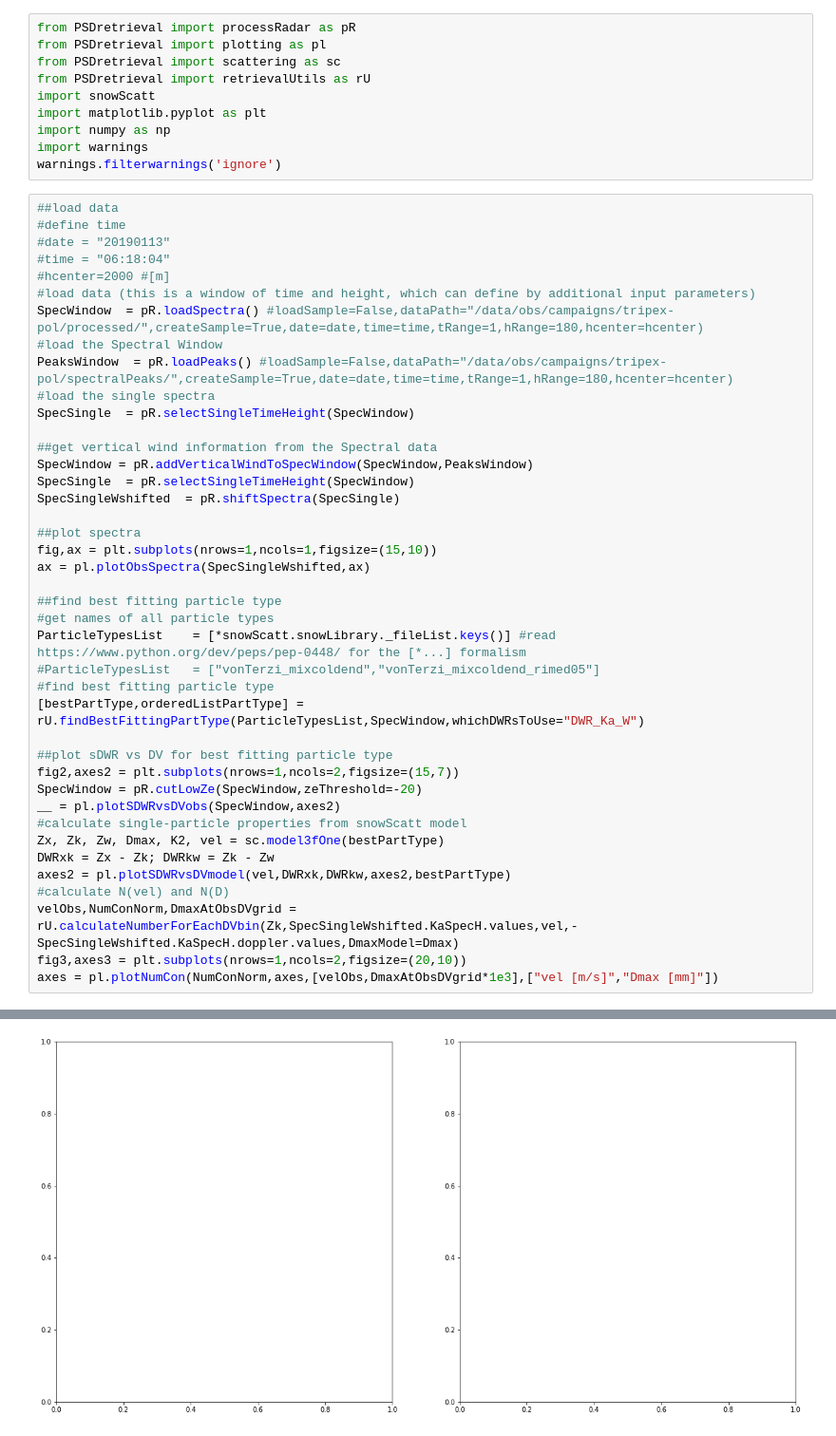
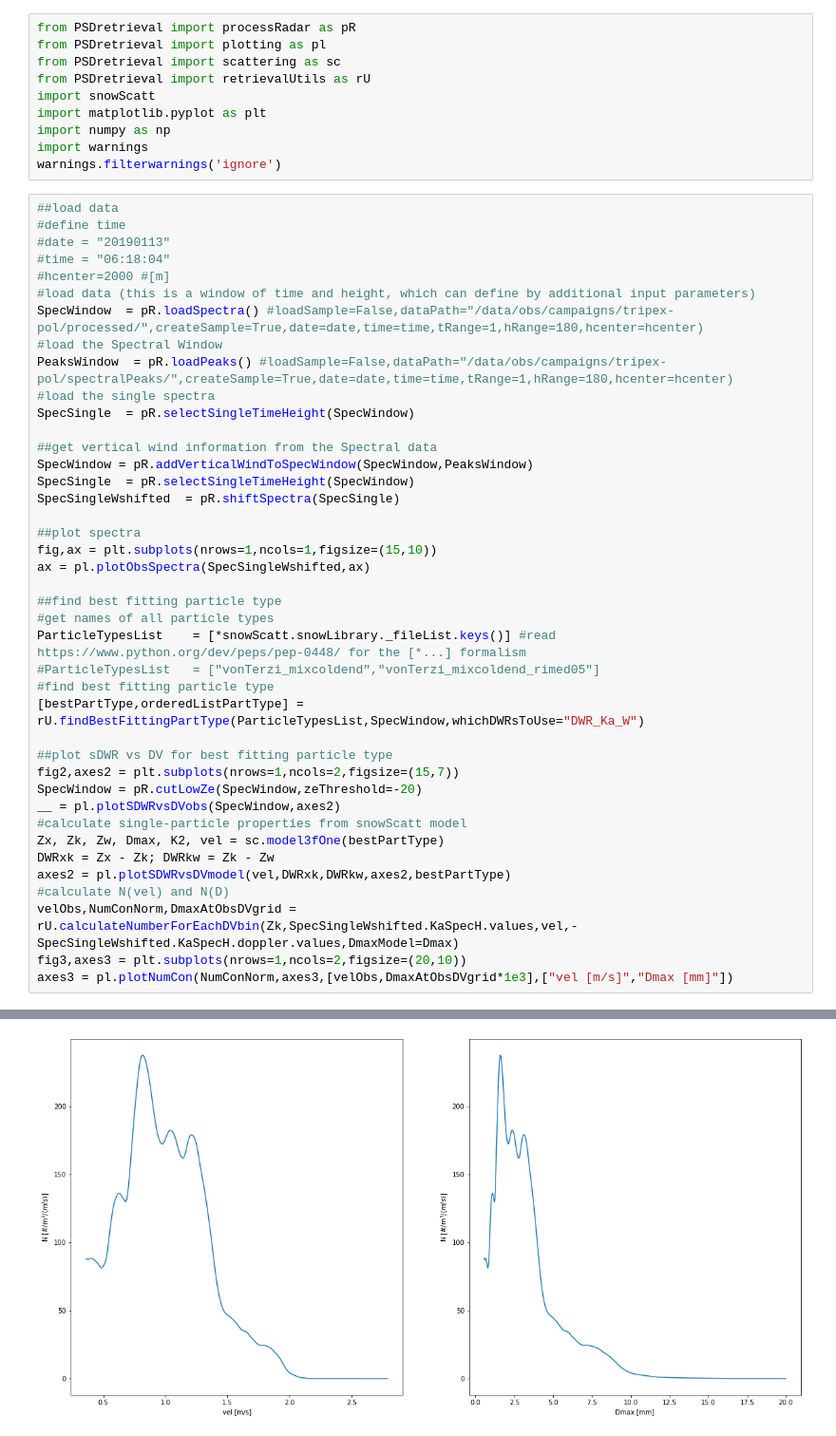
Before and after one commit to OPTIMICe-team/PSDretrieval, a Jupyter notebook: notebooks/compactRetrieval.ipynb, the cells around one changed output, grey strips where cells are left out. Shown at 95% size. Saved outputs shown, nothing was run; the diff lists cells and outputs as text.

```diff
--- a/notebooks/compactRetrieval.ipynb
+++ b/notebooks/compactRetrieval.ipynb
@@ -32,32 +32,32 @@ SpecSingleWshifted  = pR.shiftSpectra(SpecSingle)
 ##plot spectra
 fig,ax = plt.subplots(nrows=1,ncols=1,figsize=(15,10))
 ax = pl.plotObsSpectra(SpecSingleWshifted,ax)
 
 ##find best fitting particle type
 #get names of all particle types
 ParticleTypesList    = [*snowScatt.snowLibrary._fileList.keys()] #read https://www.python.org/dev/peps/pep-0448/ for the [*...] formalism
 #ParticleTypesList   = ["vonTerzi_mixcoldend","vonTerzi_mixcoldend_rimed05"]
 #find best fitting particle type
 [bestPartType,orderedListPartType] = rU.findBestFittingPartType(ParticleTypesList,SpecWindow,whichDWRsToUse="DWR_Ka_W")
 
 ##plot sDWR vs DV for best fitting particle type
 fig2,axes2 = plt.subplots(nrows=1,ncols=2,figsize=(15,7))
 SpecWindow = pR.cutLowZe(SpecWindow,zeThreshold=-20)
 __ = pl.plotSDWRvsDVobs(SpecWindow,axes2)
 #calculate single-particle properties from snowScatt model
 Zx, Zk, Zw, Dmax, K2, vel = sc.model3fOne(bestPartType)
 DWRxk = Zx - Zk; DWRkw = Zk - Zw
 axes2 = pl.plotSDWRvsDVmodel(vel,DWRxk,DWRkw,axes2,bestPartType)
 #calculate N(vel) and N(D)
 velObs,NumConNorm,DmaxAtObsDVgrid = rU.calculateNumberForEachDVbin(Zk,SpecSingleWshifted.KaSpecH.values,vel,-SpecSingleWshifted.KaSpecH.doppler.values,DmaxModel=Dmax)
 fig3,axes3 = plt.subplots(nrows=1,ncols=2,figsize=(20,10))
-axes = pl.plotNumCon(NumConNorm,axes,[velObs,DmaxAtObsDVgrid*1e3],["vel [m/s]","Dmax [mm]"])
+axes3 = pl.plotNumCon(NumConNorm,axes3,[velObs,DmaxAtObsDVgrid*1e3],["vel [m/s]","Dmax [mm]"])
 # %% [output]
 TODO: this lines should be checked with a time period with two peaks
 Start: find best matching particle type in DV-DWR spaces
 plot average DV vs DWR for a time-height window
 best Ptype: Ori_collColumns
 plot average DV vs DWR for a time-height window
 [figure]
 [figure]
-[figure, old version]
+[figure, new version]
```
Also changed, not shown: parts of 1 cell of this notebook, 3 other files.
